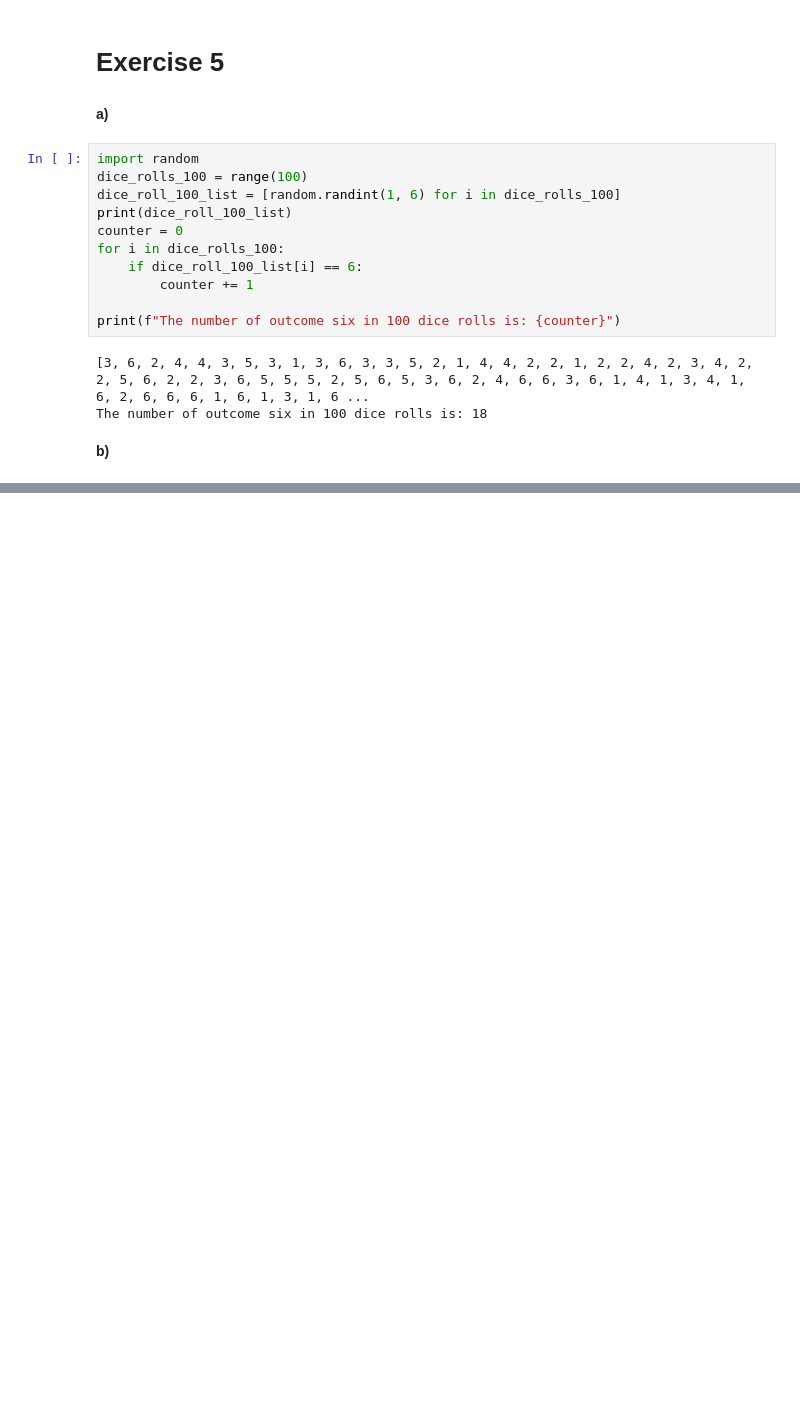
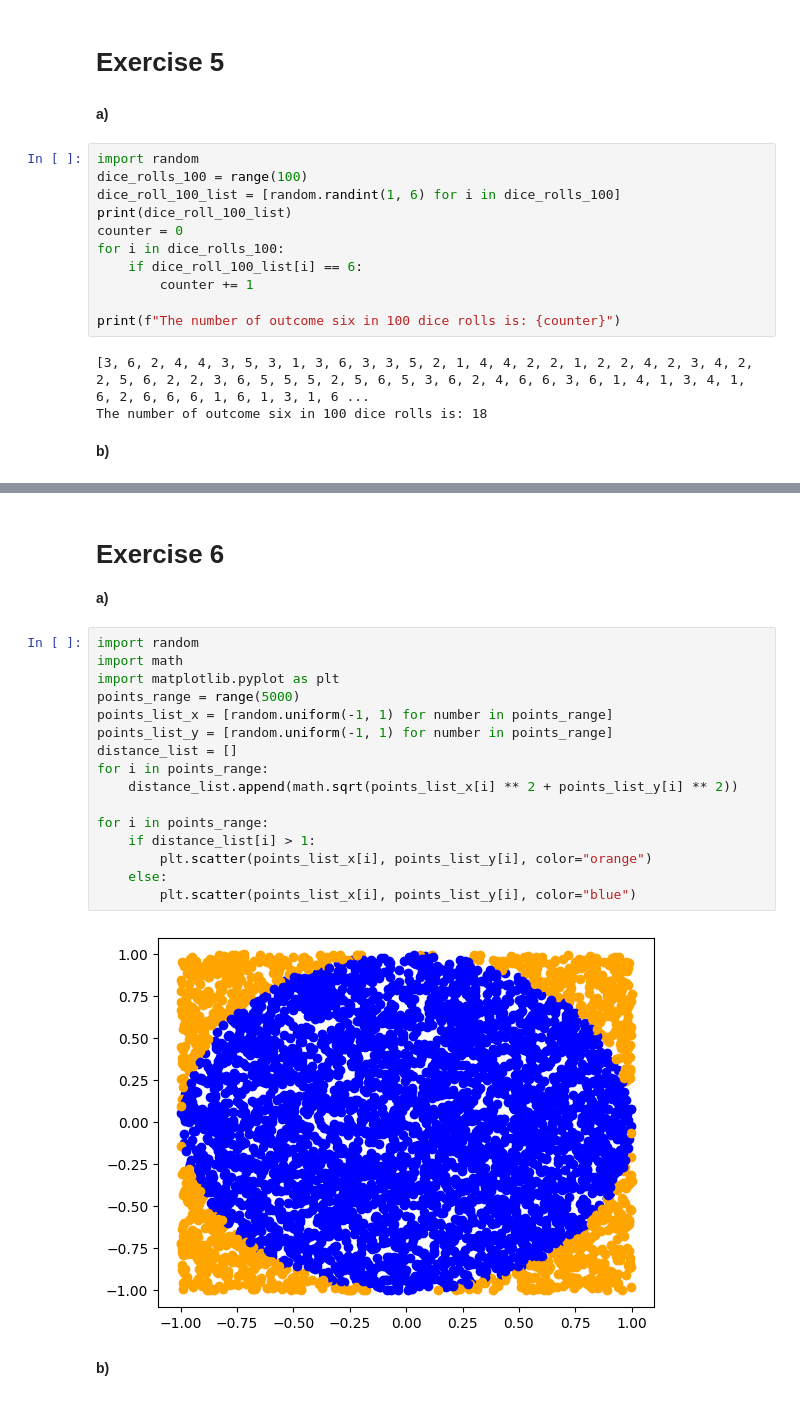
Before and after one commit to Zeepat/Python-Asajad-Hussein, a Jupyter notebook: Exercises/exercise_04.ipynb, the cells around one changed output, grey strips where cells are left out. Cells and saved outputs as stored; diff of their text form; blank space fills up the shorter version.

Commit message:
worked on exercise_04

```diff
--- a/Exercises/exercise_04.ipynb
+++ b/Exercises/exercise_04.ipynb
@@ -137,0 +138,23 @@ P(six) = [0.2, 0.11, 0.167, 0.1641, 0.1674, 0.1666]
+# %% [markdown]
+# Exercise 6
+**a)**
+# %%
+import random
+import math
+import matplotlib.pyplot as plt
+points_range = range(5000)
+points_list_x = [random.uniform(-1, 1) for number in points_range]
+points_list_y = [random.uniform(-1, 1) for number in points_range]
+distance_list = []
+for i in points_range:
+    distance_list.append(math.sqrt(points_list_x[i] ** 2 + points_list_y[i] ** 2))
+
+for i in points_range:
+    if distance_list[i] > 1:
+        plt.scatter(points_list_x[i], points_list_y[i], color="orange")
+    else:
+        plt.scatter(points_list_x[i], points_list_y[i], color="blue")
+# %% [output]
+[figure, added]
+# %% [markdown]
+**b)**
```
Also changed, not shown: parts of 3 cells of this notebook.
